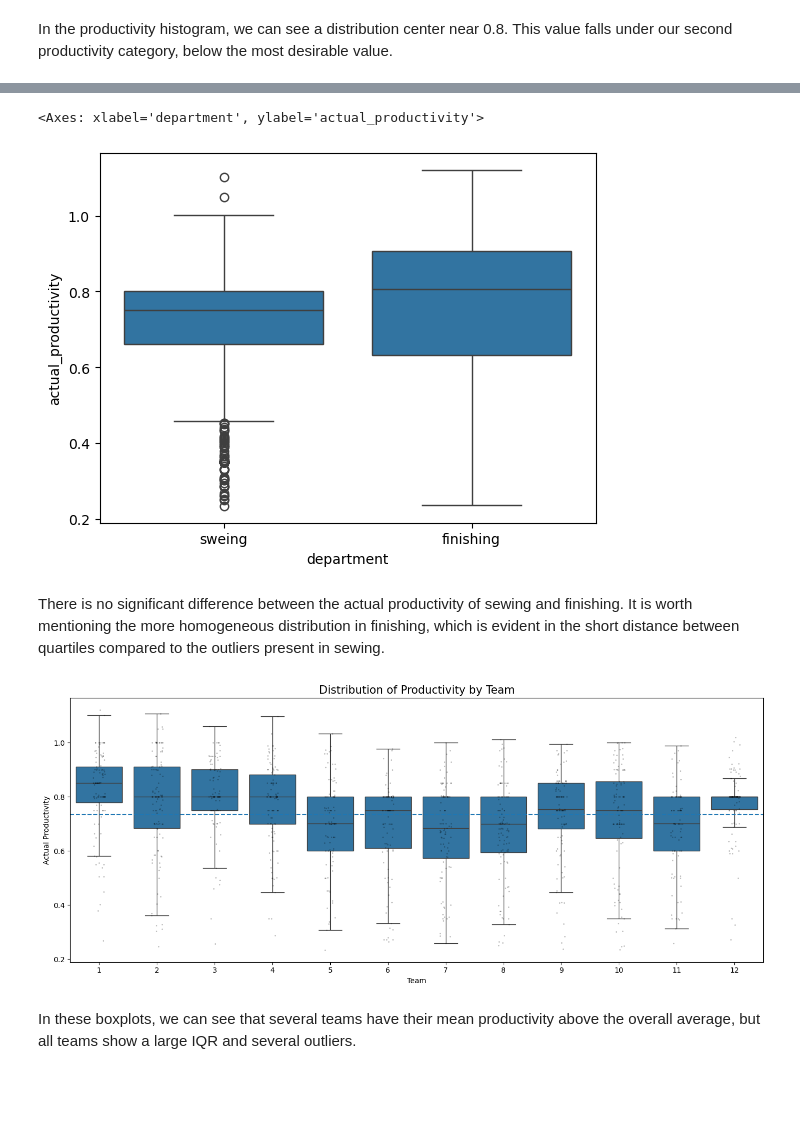
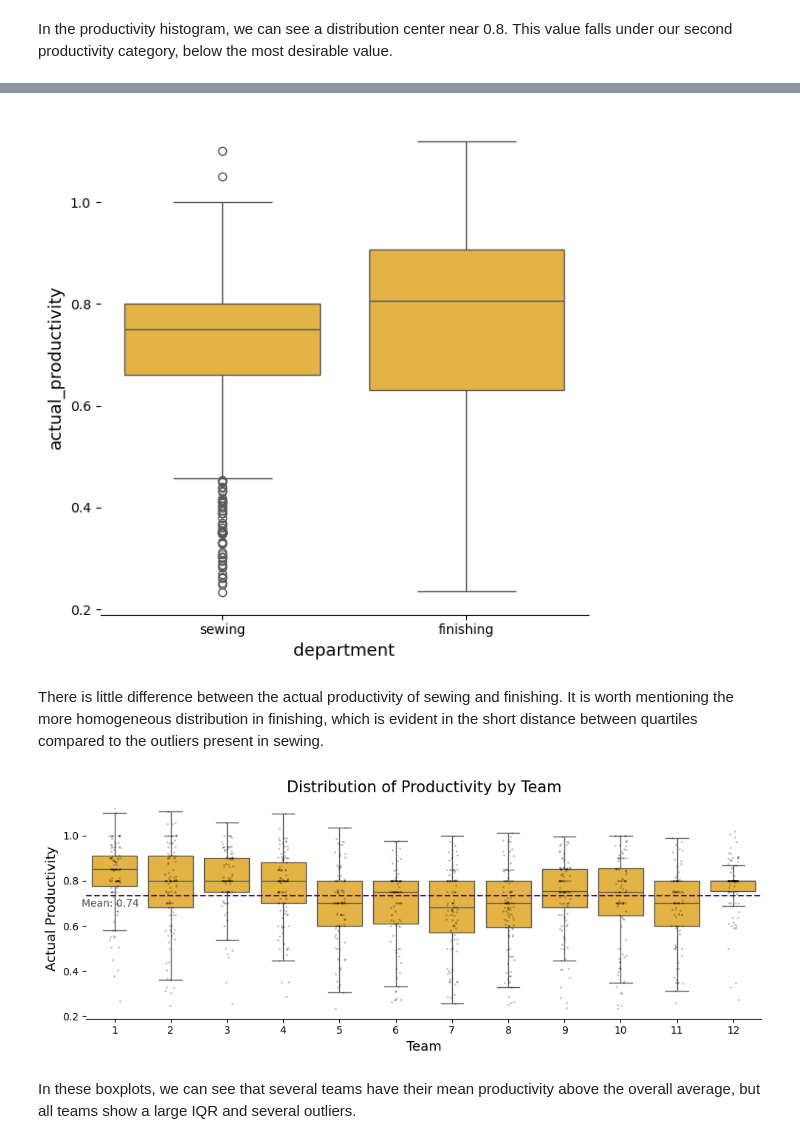
Before and after one commit to gabarosky/productivity_garmet_industry, a Jupyter notebook: notebooks/initial.ipynb, the cells around one changed output, grey strips where cells are left out. Saved outputs shown, nothing was run; the diff lists cells and outputs as text; code cells hidden in the pictures; blank space fills up the shorter version.

```diff
--- a/notebooks/initial.ipynb
+++ b/notebooks/initial.ipynb
@@ -229,7 +311,0 @@ We introduce a ordinal categorical variable for actual productivity
-# %%
-df['prod_cat'] = pd.cut(
-    df['actual_productivity'],
-    bins=[0, 0.7, 0.9, float('inf')],
-    labels=[1, 2, 3],
-    right=False
-)
@@ -258,0 +351,18 @@ In the productivity histogram, we can see a distribution center near 0.8. This v
+# %%
+
+cols_to_plot = ['over_time',  'incentive',  'no_of_workers']
+
+
+fig, axes = plt.subplots(nrows=1, ncols=3,figsize=(10, 6))
+
+axes = axes.flatten() # easier uiteration
+
+for i, col in enumerate(cols_to_plot):
+    sns.boxplot(data=df, y=col, ax=axes[i], color=sns.color_palette()[5])
+    axes[i].set_xlabel(col)
+    sns.despine(top=True, right=True,left=True, bottom=True) # quit the box
+    axes[i].set_title(f'Distribución de {col}')
+    axes[i].set_ylabel('')
+
+
+plt.show()
@@ -259,21 +377,35 @@ In the productivity histogram, we can see a distribution center near 0.8. This v
+# %%
+cols_quit_outliers = ['incentive', 'over_time', 'wip']
+
+for col in cols_quit_outliers:
+    Q1 = df[col].quantile(0.25)
+    Q3 = df[col].quantile(0.75)
+    IQR = Q3 - Q1
+    # define limits
+    limite_inf = Q1 - 1.5 * IQR
+    limite_sup = Q3 + 1.5 * IQR
+    # median for impute
+    median = df[col].median()
+    df.loc[(df[col] < limite_inf) | (df[col] > limite_sup), col] = median
 # %%
-sns.boxplot(data=df, x='department', y='actual_productivity')
+plt.subplots(figsize=(6, 6))
+sns.boxplot(data=df, x='department', y='actual_productivity',color=sns.color_palette()[5])
+sns.despine(top=True, right=True,left=True) # quit the box
+plt.show()
 # %% [output]
-<Axes: xlabel='department', ylabel='actual_productivity'>
-[figure, old version]
+[figure, new version]
 # %% [markdown]
-There is no significant difference between the actual productivity of sewing and finishing. It is worth mentioning the more homogeneous distribution in finishing, which is evident in the short distance between quartiles compared to the outliers present in sewing.
+There is little difference between the actual productivity of sewing and finishing. It is worth mentioning the more homogeneous distribution in finishing, which is evident in the short distance between quartiles compared to the outliers present in sewing.
 # %%
 import seaborn as sns
 import matplotlib.pyplot as plt
-
-plt.figure(figsize=(14,6))
 
 sns.boxplot(
     data=df,
     x='team',
     y='actual_productivity',
-    showfliers=False
+    showfliers=False, # quit the outliers
+    color=sns.color_palette()[5]
 )
 
 sns.stripplot(
@@ -285,17 +417,20 @@ sns.stripplot(
     size=2
 )
 
-# Línea de media global
+# Line for global media actual productivity
 global_mean = df['actual_productivity'].mean()
 plt.axhline(global_mean, linestyle='--')
+plt.text(x=-0.58, y=global_mean - 0.05, s=f'Mean: {global_mean:.2f}',
+         color='black',  alpha=0.7)
 
-plt.title('Distribution of Productivity by Team', fontsize=15)
+sns.despine(top=True, right=True,left=True) # quit the box
+plt.title('Distribution of Productivity by Team')
 plt.xlabel('Team')
 plt.ylabel('Actual Productivity')
-plt.tight_layout()
+
 plt.show()
 # %% [output]
-[figure, old version]
+[figure, new version]
 # %% [markdown]
 In these boxplots, we can see that several teams have their mean productivity above the overall average, but all teams show a large IQR and several outliers.
 # %%
```
Also changed, not shown: parts of 143 cells of this notebook.
